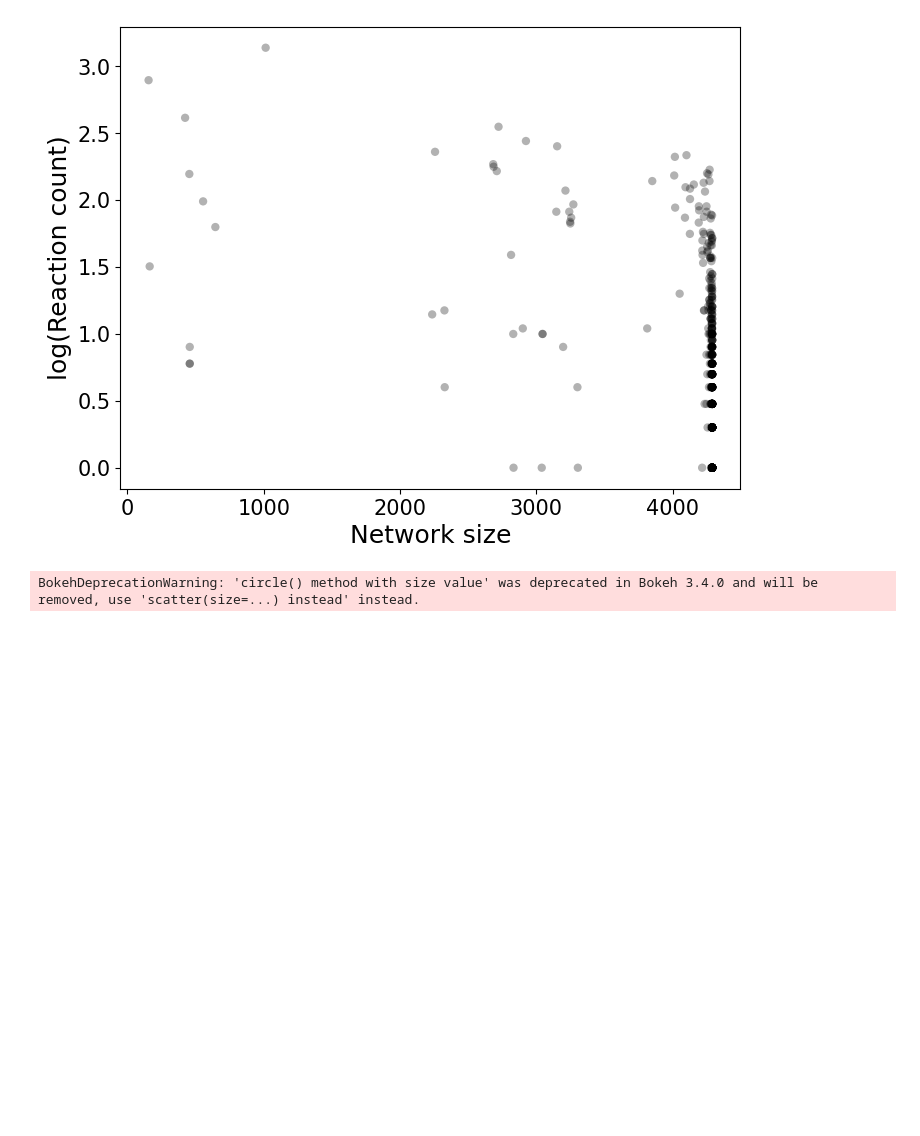
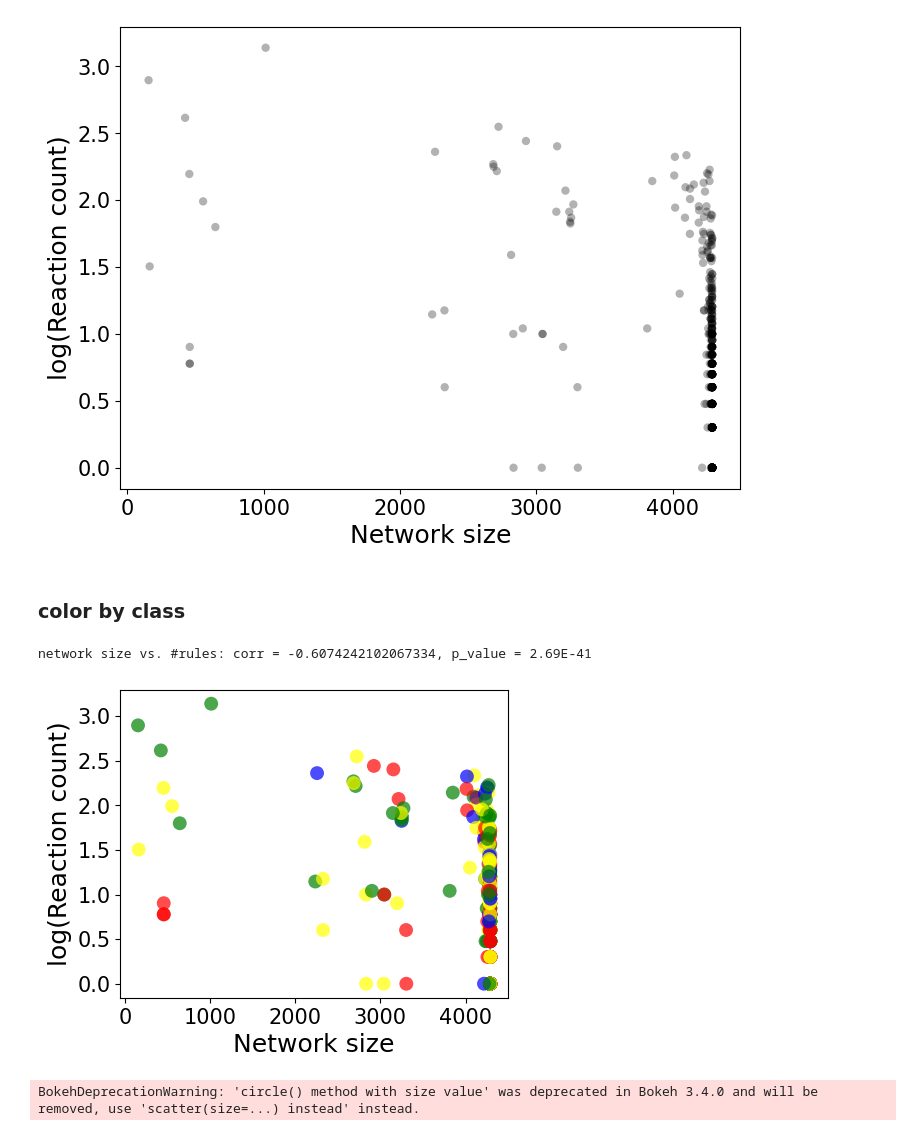
Before and after one commit to tseamuscorlett/enzyme-gated-network-expansion, a Jupyter notebook: Figure_1_leave-one-out.ipynb, the cells around one changed output. Saved outputs shown, nothing was run; the diff lists cells and outputs as text; code cells hidden in the pictures; blank space fills up the shorter version.

```diff
--- a/Figure_1_leave-one-out.ipynb
+++ b/Figure_1_leave-one-out.ipynb
@@ -101,4 +101,29 @@ plt.show()
 # %% [output]
 network size vs. #rules: corr = -0.6074242102067334, p_value = 2.69E-41
 [figure]
+# %% [markdown]
+### color by class
+# %%
+class2color = {'beta':'blue', 'alpha':'red', 'a+b':'yellow', 'a/b':'green', 'mixed':'purple', 'other':'grey'}
+
+corr, p = spearman(x2ns, x2rnNum)
+print(f'network size vs. #rules: corr = {corr}, p_value = {p}')
+
+valid_keys, data1, data2 = todata(x2ns, x2rnNum)
+fig, ax = plt.subplots(1, 1, figsize=(5, 4))
+
+colors = [class2color[x2class[k]] for k in valid_keys]
+plt.scatter(data1, np.log10(data2), marker='o', edgecolor='none', color=colors, alpha = 0.7, label='Data Points', zorder=2, s=100)
+
+# ax.axvspan(0, 3600, facecolor='yellow', alpha=0.2)
+# ax.axvspan(3600, 4400, facecolor='green', alpha=0.2)
+ax.set_xlabel('Network size', fontsize=18)
+ax.set_ylabel('log(Reaction count)', fontsize=18)
+plt.tick_params(labelsize=15)
+
+# plt.savefig('scatter_networkSize2numRulesLog.svg', dpi=300, bbox_inches = 'tight')
+plt.show()
+# %% [output]
+network size vs. #rules: corr = -0.6074242102067334, p_value = 2.69E-41
+[figure, added]
 # %%
```
Also changed, not shown: parts of 2 cells of this notebook, 5 other files.
